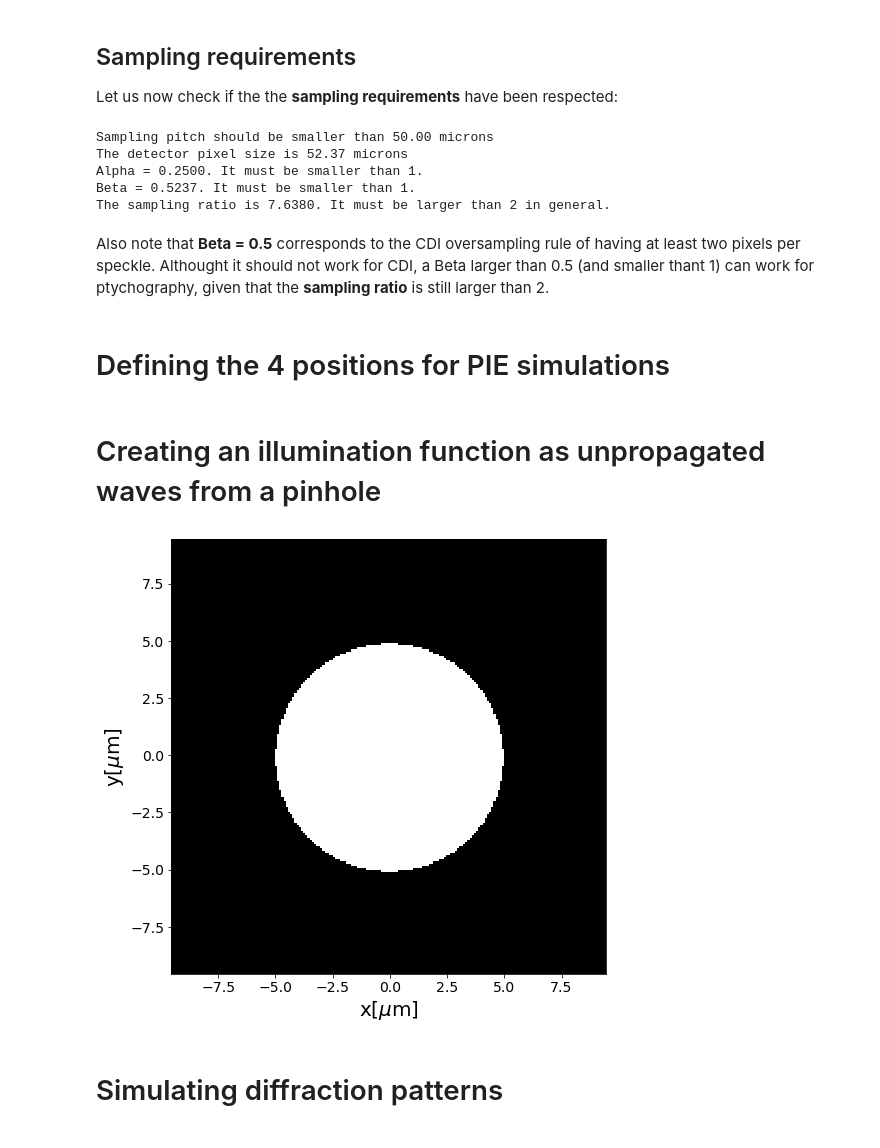
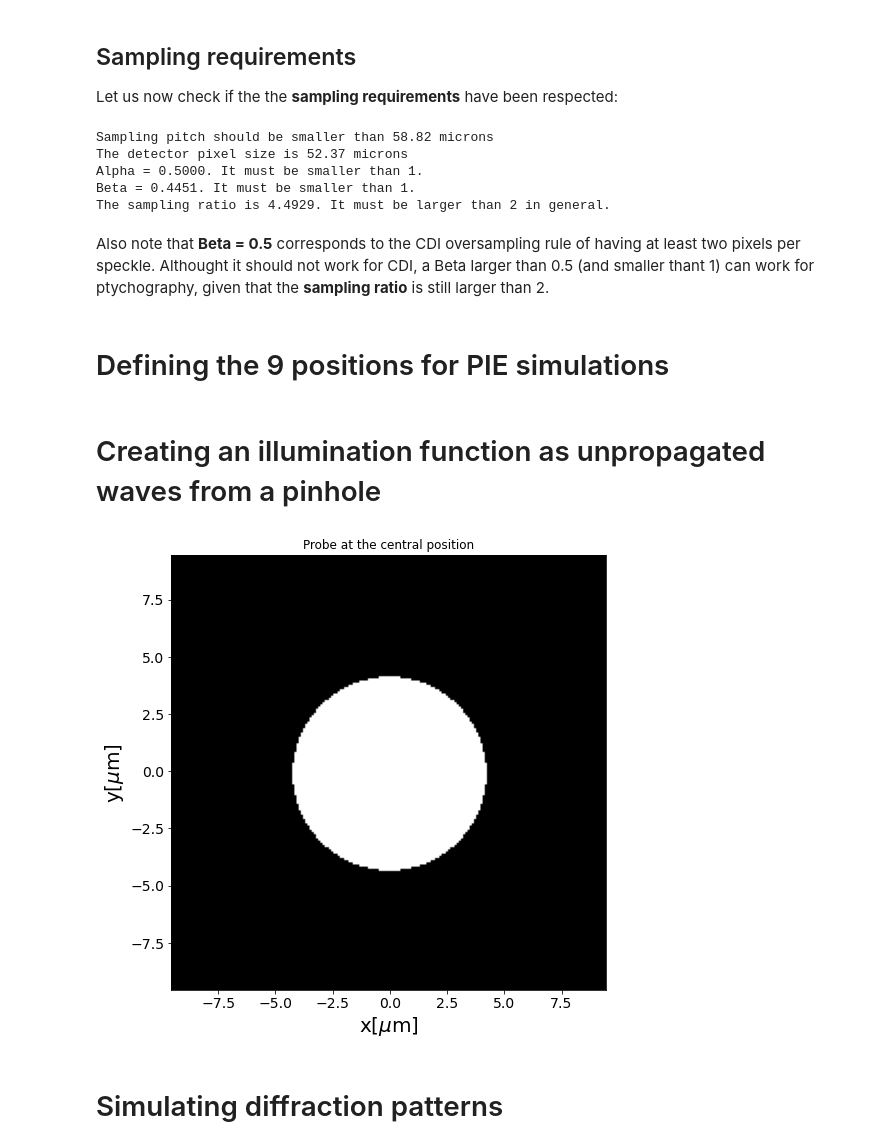
Before and after one commit to jcesardasilva/tutorialcoherence, a Jupyter notebook: PIE/PIE_ptycho.ipynb, the cells around one changed output. Saved outputs shown, nothing was run; the diff lists cells and outputs as text; code cells hidden in the pictures.

```diff
--- a/PIE/PIE_ptycho.ipynb
+++ b/PIE/PIE_ptycho.ipynb
@@ -30,8 +30,8 @@ from skimage.transform import resize
 ## Experimental Settings
 This part set the value of the aperture, the amount of overlap and the scanning step
 # %%
-d=10e-6#12e-6 # diameter of aperture
-overlap = 0.75 # amount of overlapping
+d=8.5e-6#12e-6 # diameter of aperture
+overlap = 0.5# amount of overlapping
 apshift = d*(1-overlap) # distance between the aperture positions
 energy = 12.4 # in keV
 wavelen = (12.4e-10/energy) # in m
@@ -101,57 +101,67 @@ print('Alpha = {:0.04f}. It must be smaller than 1.'.format(alpha))
 print('Beta = {:0.04f}. It must be smaller than 1.'.format(beta))
 print('The sampling ratio is {:0.04f}. It must be larger than 2 in general.'.format(sampling_ratio))
 # %% [output]
-Sampling pitch should be smaller than 50.00 microns
+Sampling pitch should be smaller than 58.82 microns
 The detector pixel size is 52.37 microns
-Alpha = 0.2500. It must be smaller than 1.
-Beta = 0.5237. It must be smaller than 1.
-The sampling ratio is 7.6380. It must be larger than 2 in general.
+Alpha = 0.5000. It must be smaller than 1.
+Beta = 0.4451. It must be smaller than 1.
+The sampling ratio is 4.4929. It must be larger than 2 in general.
 # %% [markdown]
 Also note that **Beta = 0.5** corresponds to the CDI oversampling rule of having at least two pixels per speckle. Althought it should not work for CDI, a Beta larger than 0.5 (and smaller thant 1) can work for ptychography, given that the **sampling ratio** is still larger than 2.
 # %% [markdown]
-# Defining the 4 positions for PIE simulations
+# Defining the 9 positions for PIE simulations
 # %%
-# scan positions (4 positions only for demonstration)
-xp,yp = np.zeros((2,4))
-xp[0] = -(apshift/2)
-xp[1] = -(apshift/2)
-xp[2] = +(apshift/2)
-xp[3] = +(apshift/2)
-yp[0] = -(apshift/2)
-yp[1] = +(apshift/2)
-yp[2] = +(apshift/2)
-yp[3] = -(apshift/2)
+xp,yp = np.zeros((2,9))
+xp[0] = -(apshift)
+xp[1] = +(apshift)
+xp[2] = 0
+xp[3] = 0
+xp[4] = -(apshift)
+xp[5] = -(apshift)
+xp[6] = +(apshift)
+xp[7] = +(apshift)
+xp[8] = 0
+yp[0] = 0
+yp[1] = 0
+yp[2] = +(apshift)
+yp[3] = -(apshift)
+yp[4] = -(apshift)
+yp[5] = +(apshift)
+yp[6] = +(apshift)
+yp[7] = -(apshift)
+yp[8] = 0
 # %% [markdown]
 # Creating an illumination function as unpropagated waves from a pinhole
 # %%
 def illumination(X,Y,xp,yp):
     """
     Function to create a round aperture
     """
     rad = np.sqrt((X-xp)**2+(Y-yp)**2)
     p = np.zeros_like(rad)
     p[np.where(rad<d/2.0)]=1.0
     p[np.where(rad==d/2.0)]=0.5
     return p
 
 X,Y = np.meshgrid(x,y)
 probe0 = illumination(X,Y,0,0) # probe at the center to initialize array
-probe = np.zeros((4,probe0.shape[0],probe0.shape[1])).astype(np.complex)
+probe = np.zeros((xp.shape[0],probe0.shape[0],probe0.shape[1])).astype(np.complex)
 
 # creating the probes at the scan positions
-for ii in range(4):
+for ii in range(xp.shape[0]):
     probe[ii] = illumination(X,Y,xp[ii],yp[ii]).astype(np.complex)
 
 # Display the probe at the center
 fig2 = plt.figure(2,figsize=(8,8))
 ax2 = fig2.add_subplot(111)
 im2 = ax2.imshow(probe0,cmap='gray',extent = [x.min()*1e6,x.max()*1e6,y.min()*1e6,y.max()*1e6])
 ax2.tick_params(axis='both',which='major',labelsize=14)
 ax2.set_xlabel(r'x[$\mu$m]',fontsize = 20)
 ax2.set_ylabel(r'y[$\mu$m]',fontsize = 20)
+plt.title('Probe at the central position')
 plt.show(block=False)
 # %% [output]
-[figure, old version]
+[figure, new version]
 # %% [markdown]
 # Simulating diffraction patterns
 # %%
```
Also changed, not shown: parts of 4 cells of this notebook.
